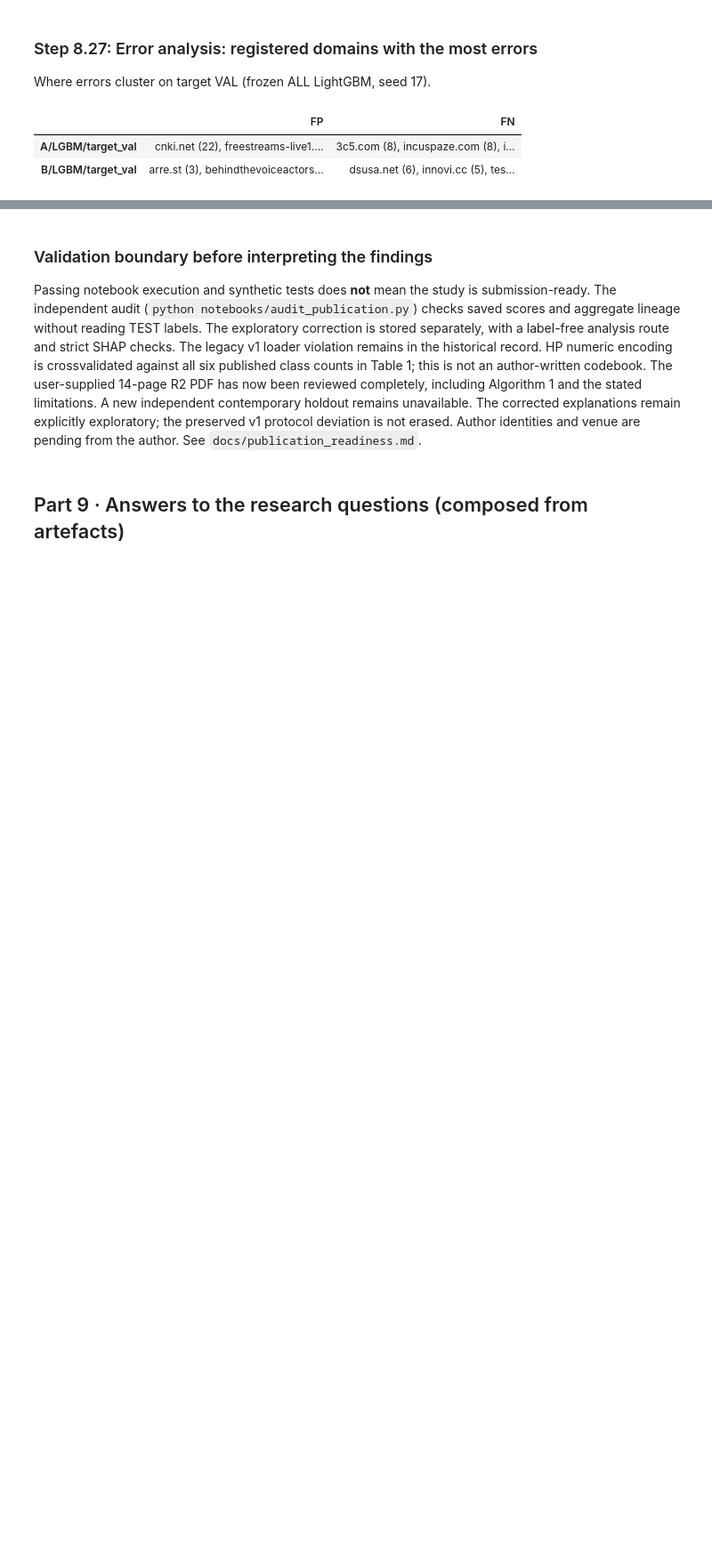
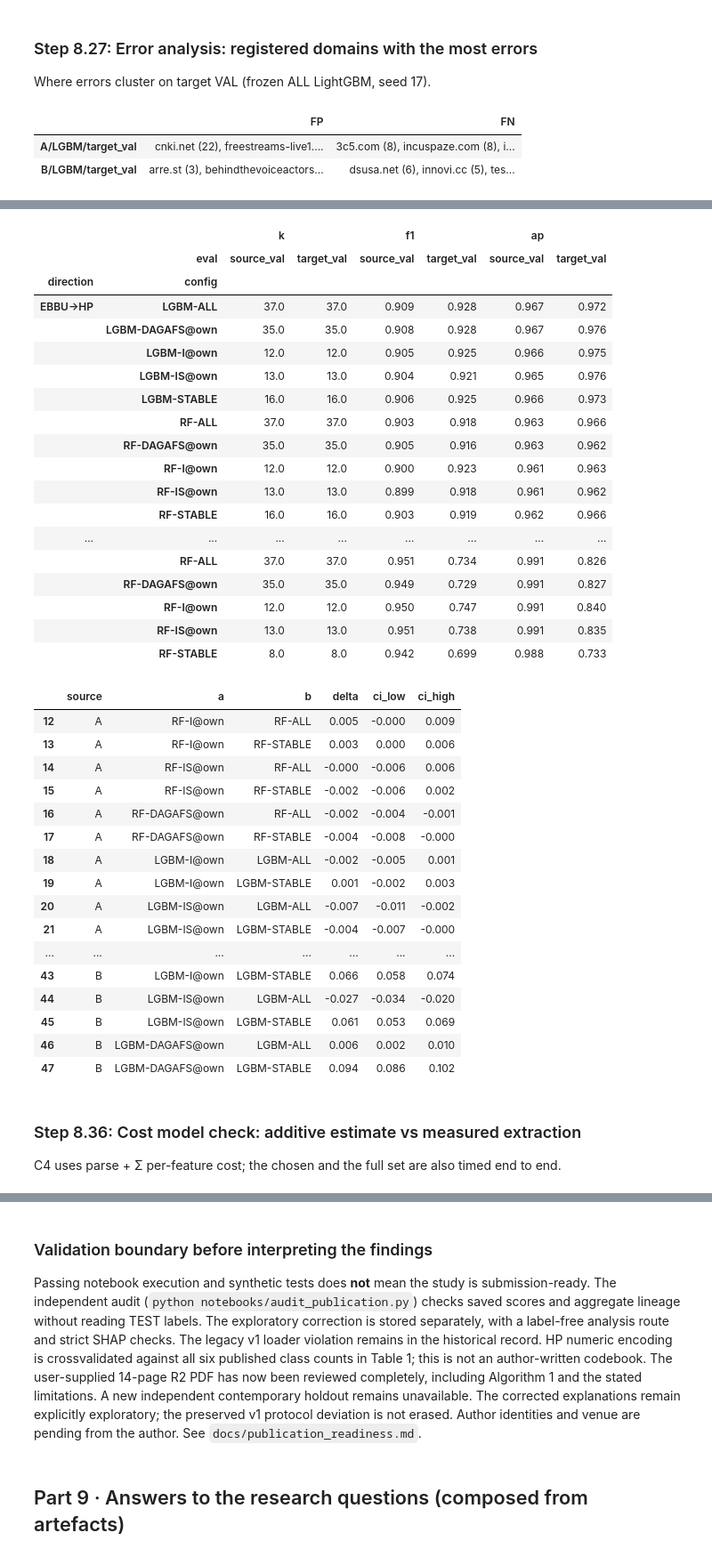
Before and after one commit to Athraynmhd/phishing-url-generalization, a Jupyter notebook: notebooks/phishing_research_pipeline.ipynb, the cells around one changed output, grey strips where cells are left out. Shown at 89% size. Cells and saved outputs as stored; diff of their text form; code cells hidden in the pictures; blank space fills up the shorter version.

```diff
--- a/notebooks/phishing_research_pipeline.ipynb
+++ b/notebooks/phishing_research_pipeline.ipynb
@@ -1114,0 +1304,49 @@ pd.DataFrame({k: {"FP": ", ".join(f"{d} ({c})" for d, c in v["fp"].items()), "FN
+# %%
+from phishresearch.extensions.analysis import latest_run
+PH = latest_run(P, "dagafs_posthoc")
+PHM = pd.read_csv(PH / "metrics.csv")
+PHM["direction"] = PHM.source.map(lambda s: f"{viz.SRC_NAME[s]}→{viz.SRC_NAME['B' if s == 'A' else 'A']}")
+display(PHM.groupby(["direction", "config", "eval"])[["k", "f1", "ap"]].mean().round(3).unstack("eval"))
+PC = pd.DataFrame(json.loads((PH / "results.json").read_text(encoding="utf-8"))["contrasts"])
+PC[PC["eval"] == "target_val"][["source", "a", "b", "delta", "ci_low", "ci_high"]].round(3)
+# %% [output]
+|  |  | k |  | f1 |  | ap |  |
+|  | eval | source_val | target_val | source_val | target_val | source_val | target_val |
+| direction | config |  |  |  |  |  |  |
+| EBBU→HP | LGBM-ALL | 37.0 | 37.0 | 0.909 | 0.928 | 0.967 | 0.972 |
+|  | LGBM-DAGAFS@own | 35.0 | 35.0 | 0.908 | 0.928 | 0.967 | 0.976 |
+|  | LGBM-I@own | 12.0 | 12.0 | 0.905 | 0.925 | 0.966 | 0.975 |
+|  | LGBM-IS@own | 13.0 | 13.0 | 0.904 | 0.921 | 0.965 | 0.976 |
+|  | LGBM-STABLE | 16.0 | 16.0 | 0.906 | 0.925 | 0.966 | 0.973 |
+|  | RF-ALL | 37.0 | 37.0 | 0.903 | 0.918 | 0.963 | 0.966 |
+|  | RF-DAGAFS@own | 35.0 | 35.0 | 0.905 | 0.916 | 0.963 | 0.962 |
+|  | RF-I@own | 12.0 | 12.0 | 0.900 | 0.923 | 0.961 | 0.963 |
+|  | RF-IS@own | 13.0 | 13.0 | 0.899 | 0.918 | 0.961 | 0.962 |
+|  | RF-STABLE | 16.0 | 16.0 | 0.903 | 0.919 | 0.962 | 0.966 |
+| ... | ... | ... | ... | ... | ... | ... | ... |
+|  | RF-ALL | 37.0 | 37.0 | 0.951 | 0.734 | 0.991 | 0.826 |
+|  | RF-DAGAFS@own | 35.0 | 35.0 | 0.949 | 0.729 | 0.991 | 0.827 |
+|  | RF-I@own | 12.0 | 12.0 | 0.950 | 0.747 | 0.991 | 0.840 |
+|  | RF-IS@own | 13.0 | 13.0 | 0.951 | 0.738 | 0.991 | 0.835 |
+|  | RF-STABLE | 8.0 | 8.0 | 0.942 | 0.699 | 0.988 | 0.733 |
+|  | source | a | b | delta | ci_low | ci_high |
+| 12 | A | RF-I@own | RF-ALL | 0.005 | -0.000 | 0.009 |
+| 13 | A | RF-I@own | RF-STABLE | 0.003 | 0.000 | 0.006 |
+| 14 | A | RF-IS@own | RF-ALL | -0.000 | -0.006 | 0.006 |
+| 15 | A | RF-IS@own | RF-STABLE | -0.002 | -0.006 | 0.002 |
+| 16 | A | RF-DAGAFS@own | RF-ALL | -0.002 | -0.004 | -0.001 |
+| 17 | A | RF-DAGAFS@own | RF-STABLE | -0.004 | -0.008 | -0.000 |
+| 18 | A | LGBM-I@own | LGBM-ALL | -0.002 | -0.005 | 0.001 |
+| 19 | A | LGBM-I@own | LGBM-STABLE | 0.001 | -0.002 | 0.003 |
+| 20 | A | LGBM-IS@own | LGBM-ALL | -0.007 | -0.011 | -0.002 |
+| 21 | A | LGBM-IS@own | LGBM-STABLE | -0.004 | -0.007 | -0.000 |
+| ... | ... | ... | ... | ... | ... | ... |
+| 43 | B | LGBM-I@own | LGBM-STABLE | 0.066 | 0.058 | 0.074 |
+| 44 | B | LGBM-IS@own | LGBM-ALL | -0.027 | -0.034 | -0.020 |
+| 45 | B | LGBM-IS@own | LGBM-STABLE | 0.061 | 0.053 | 0.069 |
+| 46 | B | LGBM-DAGAFS@own | LGBM-ALL | 0.006 | 0.002 | 0.010 |
+| 47 | B | LGBM-DAGAFS@own | LGBM-STABLE | 0.094 | 0.086 | 0.102 |
+# %% [markdown]
+### Step 8.36: Cost model check: additive estimate vs measured extraction
+
+C4 uses parse + Σ per-feature cost; the chosen and the full set are also timed end to end.
```
Also changed, not shown: parts of 21 cells of this notebook, 56 other files.
